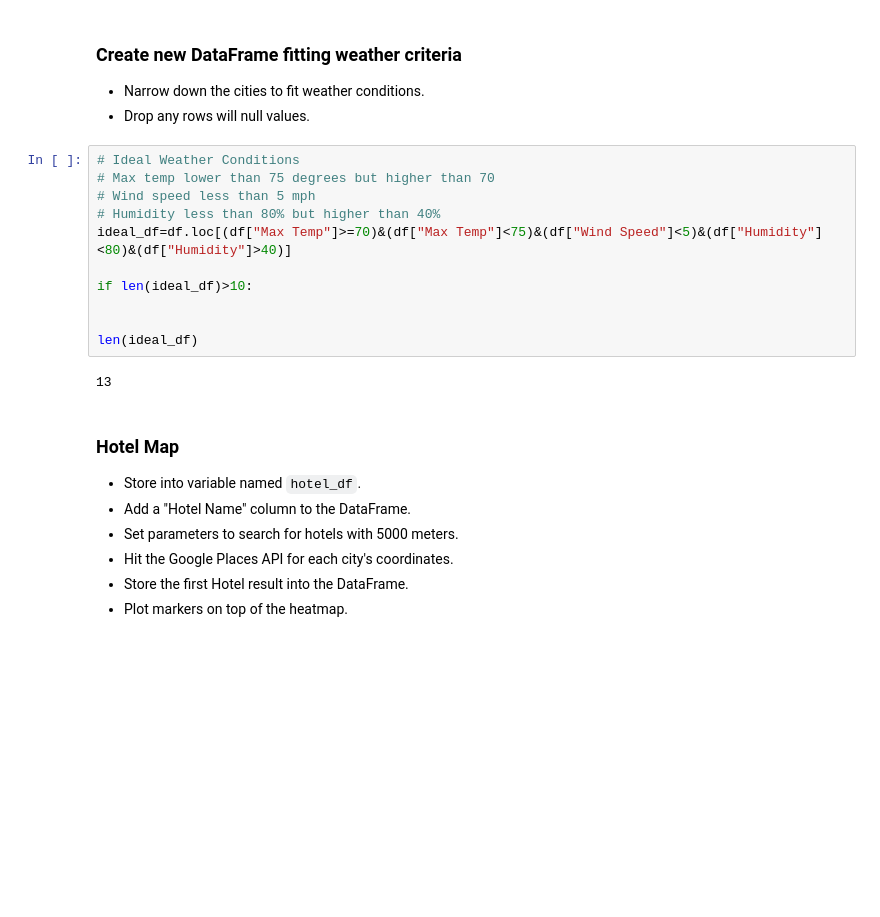
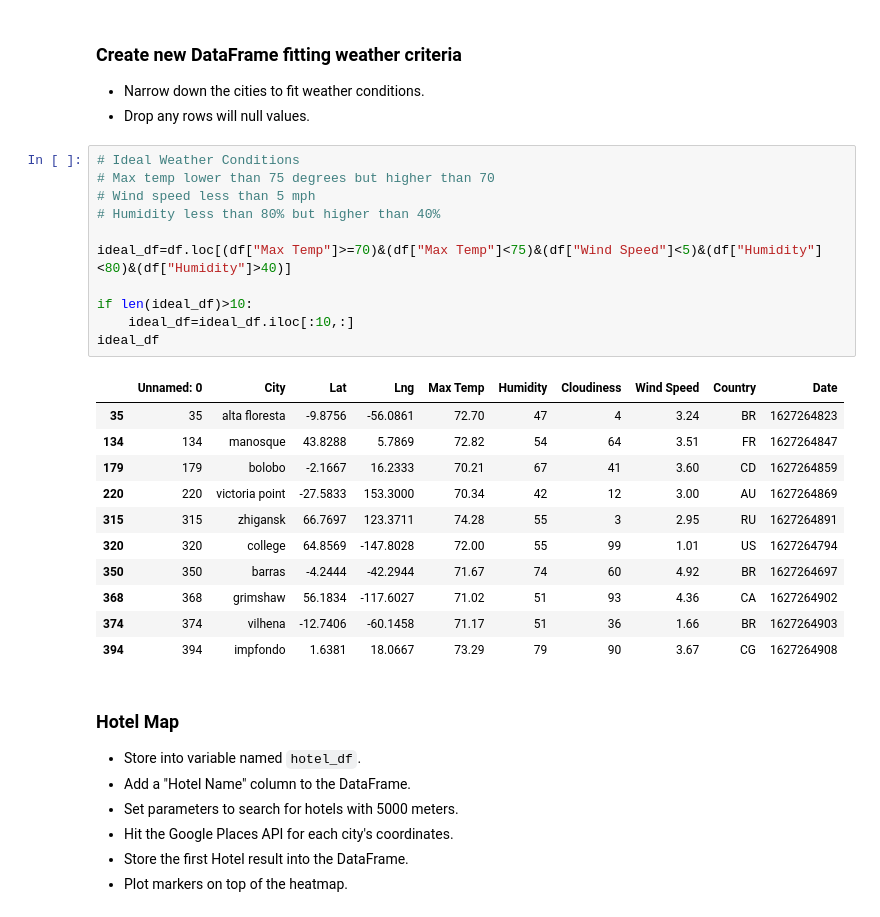
Before and after one commit to amberleeBME/python-api-challenge, a Jupyter notebook: VacationPy/VacationPy.ipynb, the cells around one changed output. Saved outputs shown, nothing was run; the diff lists cells and outputs as text; blank space fills up the shorter version.

```diff
--- a/VacationPy/VacationPy.ipynb
+++ b/VacationPy/VacationPy.ipynb
@@ -67,16 +68,26 @@ fig
 # %%
 # Ideal Weather Conditions
 # Max temp lower than 75 degrees but higher than 70
 # Wind speed less than 5 mph
 # Humidity less than 80% but higher than 40%
+
 ideal_df=df.loc[(df["Max Temp"]>=70)&(df["Max Temp"]<75)&(df["Wind Speed"]<5)&(df["Humidity"]<80)&(df["Humidity"]>40)]
 
 if len(ideal_df)>10:
-
-
-len(ideal_df)
+    ideal_df=ideal_df.iloc[:10,:]
+ideal_df
 # %% [output]
-13
+|  | Unnamed: 0 | City | Lat | Lng | Max Temp | Humidity | Cloudiness | Wind Speed | Country | Date |
+| 35 | 35 | alta floresta | -9.8756 | -56.0861 | 72.70 | 47 | 4 | 3.24 | BR | 1627264823 |
+| 134 | 134 | manosque | 43.8288 | 5.7869 | 72.82 | 54 | 64 | 3.51 | FR | 1627264847 |
+| 179 | 179 | bolobo | -2.1667 | 16.2333 | 70.21 | 67 | 41 | 3.60 | CD | 1627264859 |
+| 220 | 220 | victoria point | -27.5833 | 153.3000 | 70.34 | 42 | 12 | 3.00 | AU | 1627264869 |
+| 315 | 315 | zhigansk | 66.7697 | 123.3711 | 74.28 | 55 | 3 | 2.95 | RU | 1627264891 |
+| 320 | 320 | college | 64.8569 | -147.8028 | 72.00 | 55 | 99 | 1.01 | US | 1627264794 |
+| 350 | 350 | barras | -4.2444 | -42.2944 | 71.67 | 74 | 60 | 4.92 | BR | 1627264697 |
+| 368 | 368 | grimshaw | 56.1834 | -117.6027 | 71.02 | 51 | 93 | 4.36 | CA | 1627264902 |
+| 374 | 374 | vilhena | -12.7406 | -60.1458 | 71.17 | 51 | 36 | 1.66 | BR | 1627264903 |
+| 394 | 394 | impfondo | 1.6381 | 18.0667 | 73.29 | 79 | 90 | 3.67 | CG | 1627264908 |
 # %% [markdown]
 ### Hotel Map
 * Store into variable named `hotel_df`.
```
Also changed, not shown: parts of 3 cells of this notebook.
